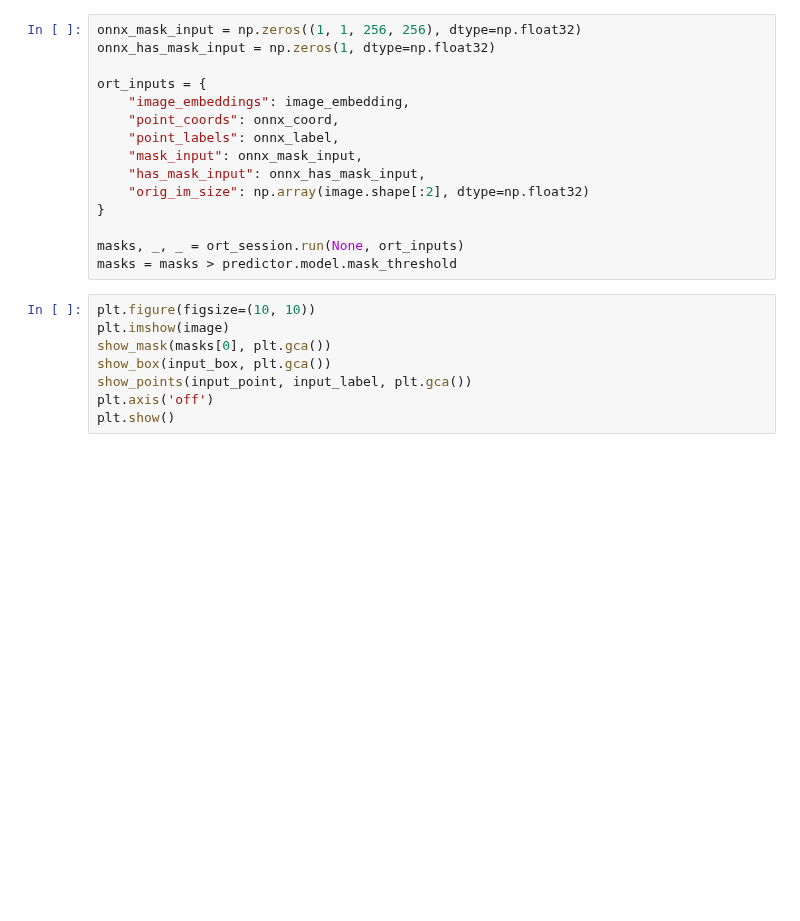
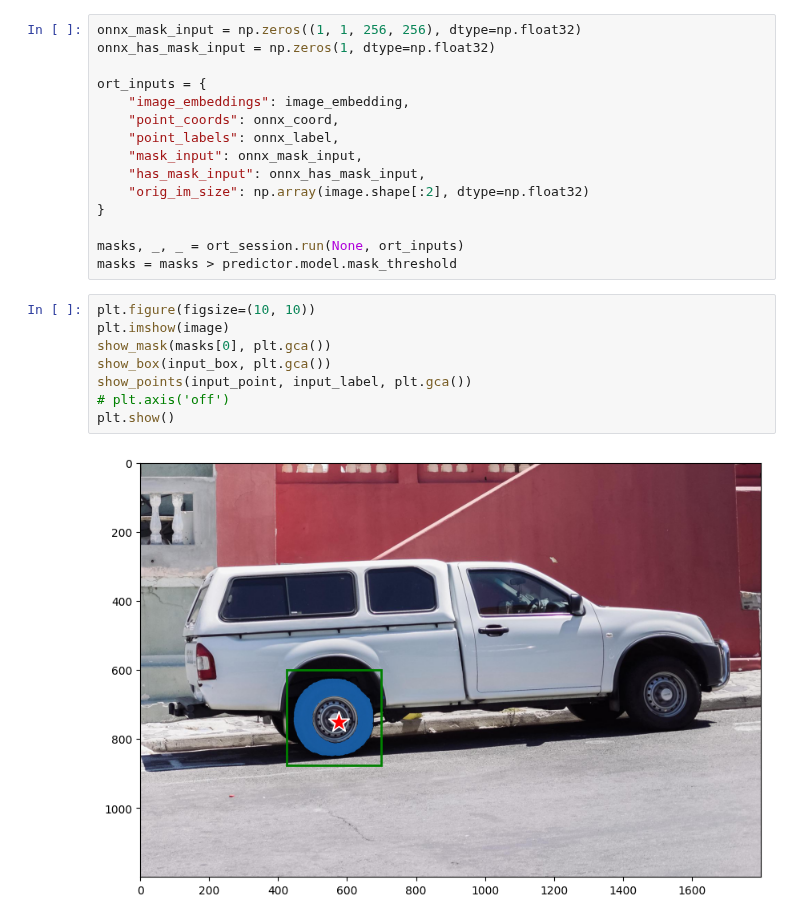
Before and after one commit to sabertoaster/Seminar-Segment-Anything-Model, a Jupyter notebook: Source_code/notebooks/onnx_model_example.ipynb, the cells around one changed output. Drawn from its saved outputs; the diff is of its cells as text; blank space fills up the shorter version.

```diff
--- a/Source_code/notebooks/onnx_model_example.ipynb
+++ b/Source_code/notebooks/onnx_model_example.ipynb
@@ -321,8 +322,10 @@ masks = masks > predictor.model.mask_threshold
 # %%
 plt.figure(figsize=(10, 10))
 plt.imshow(image)
 show_mask(masks[0], plt.gca())
 show_box(input_box, plt.gca())
 show_points(input_point, input_label, plt.gca())
-plt.axis('off')
+# plt.axis('off')
 plt.show()
+# %% [output]
+[figure, added]
```
Also changed, not shown: parts of 10 cells of this notebook, 1 other file.
